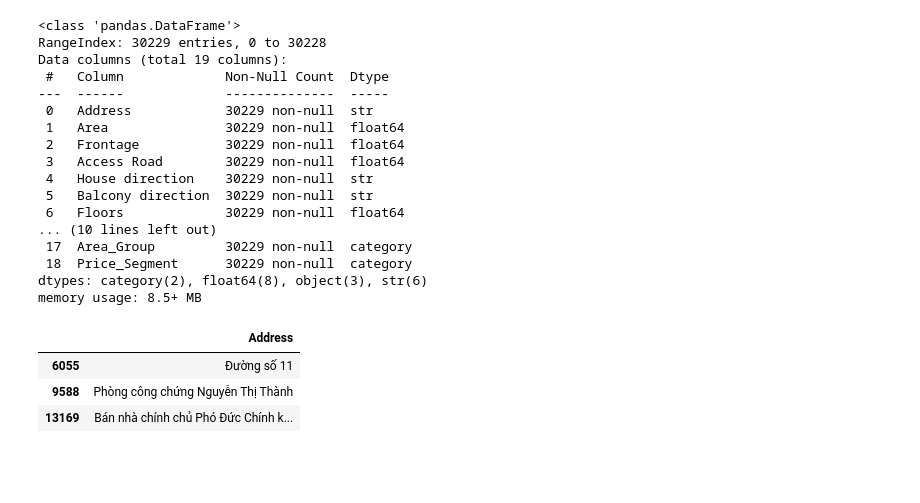
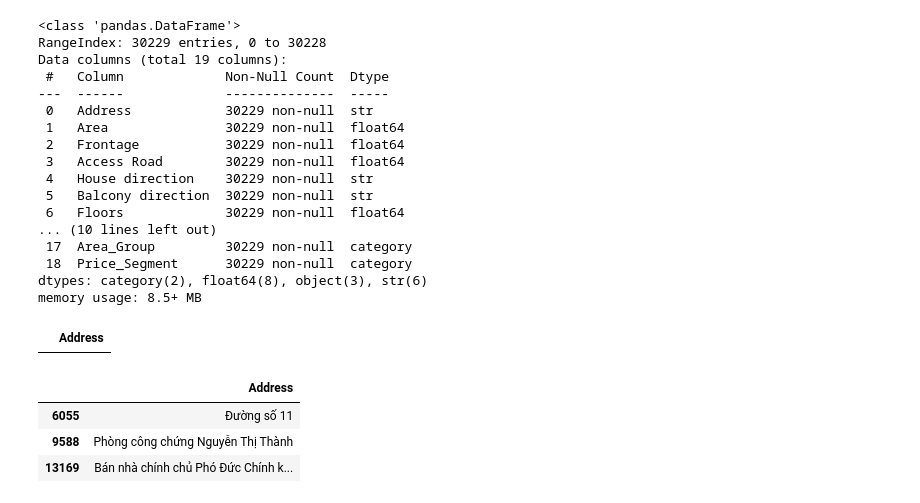
Before and after one commit to ohthisischichi/DataVisualization-Group14-FinalProject, a Jupyter notebook: Data/notebooks/01_data_preprocessing.ipynb, the cells around one changed output. Cells and saved outputs as stored; diff of their text form; code cells hidden in the pictures; blank space fills up the shorter version.

```diff
--- a/Data/notebooks/01_data_preprocessing.ipynb
+++ b/Data/notebooks/01_data_preprocessing.ipynb
@@ -493,6 +493,11 @@ Data columns (total 19 columns):
  18  Price_Segment      30229 non-null  category
 dtypes: category(2), float64(8), object(3), str(6)
 memory usage: 8.5+ MB
+# %%
+# kiểm tra xem có giá trị thiếu trong cột Province không
+df[df["Province"].isna()][["Address"]]
+# %% [output]
+|  | Address |
 # %%
 df[df["District"].isna()][["Address"]]
 # %% [output]
```
Also changed, not shown: parts of 6 cells of this notebook, 2 other files.
